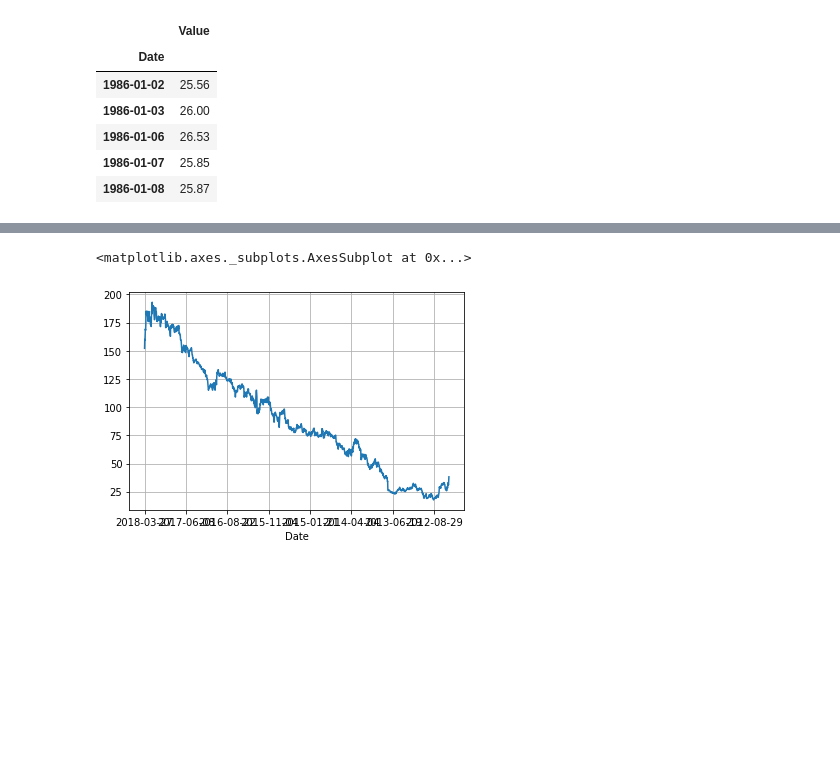
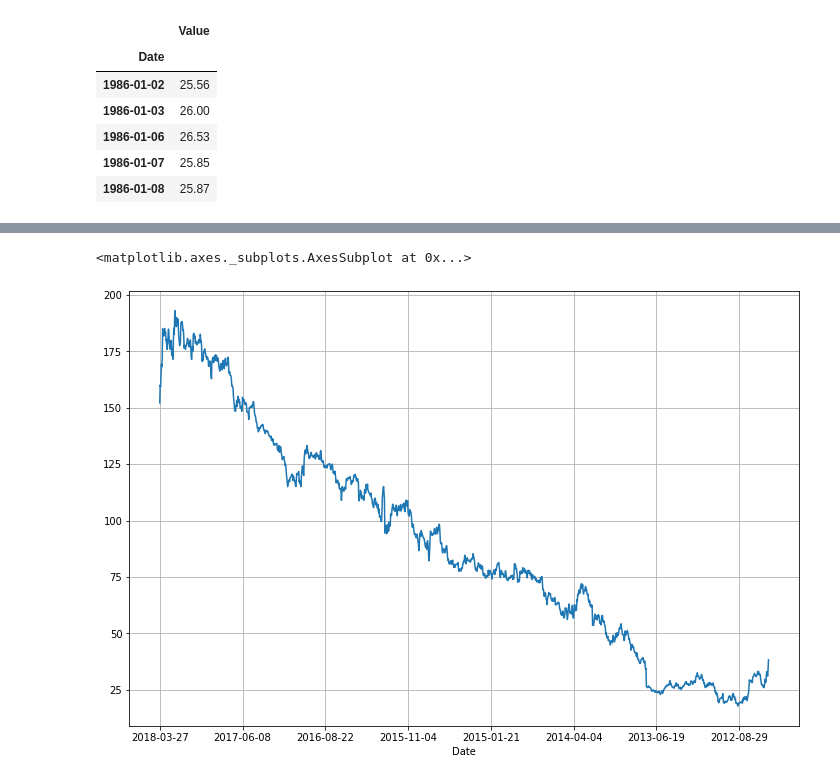
Before and after one commit to mhsnjvd/jupyter_notebooks, a Jupyter notebook: quandl_example.ipynb, the cells around one changed output, grey strips where cells are left out. Saved outputs shown, nothing was run; the diff lists cells and outputs as text; code cells hidden in the pictures; blank space fills up the shorter version.

```diff
--- a/quandl_example.ipynb
+++ b/quandl_example.ipynb
@@ -44,7 +42,7 @@ df.head()
 | 2018-03-22 | 166.13 | 170.27 | 163.72 | 164.89 | 73389988.0 | 0.0 | 1.0 | 166.13 | 170.27 | 163.72 | ... |
 | 2018-03-21 | 164.80 | 173.40 | 163.30 | 169.39 | 105350867.0 | 0.0 | 1.0 | 164.80 | 173.40 | 163.30 | ... |
 # %%
-df['Close'].plot(grid=True, figsize)
+df['Close'].plot(grid=True, figsize=(12, 8))
 # %% [output]
 <matplotlib.axes._subplots.AxesSubplot at 0x...>
-[figure, old version]
+[figure, new version]
```
Also changed, not shown: parts of 1 cell of this notebook, 1 other file.
